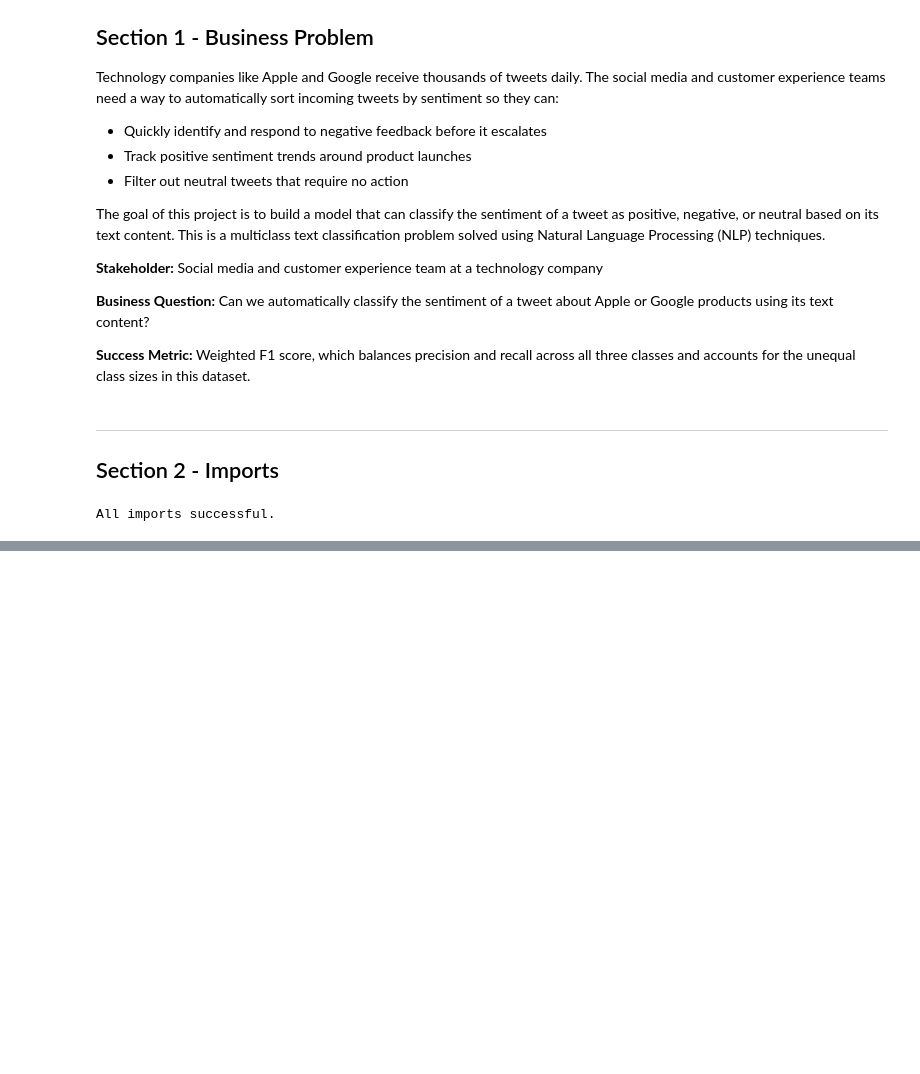
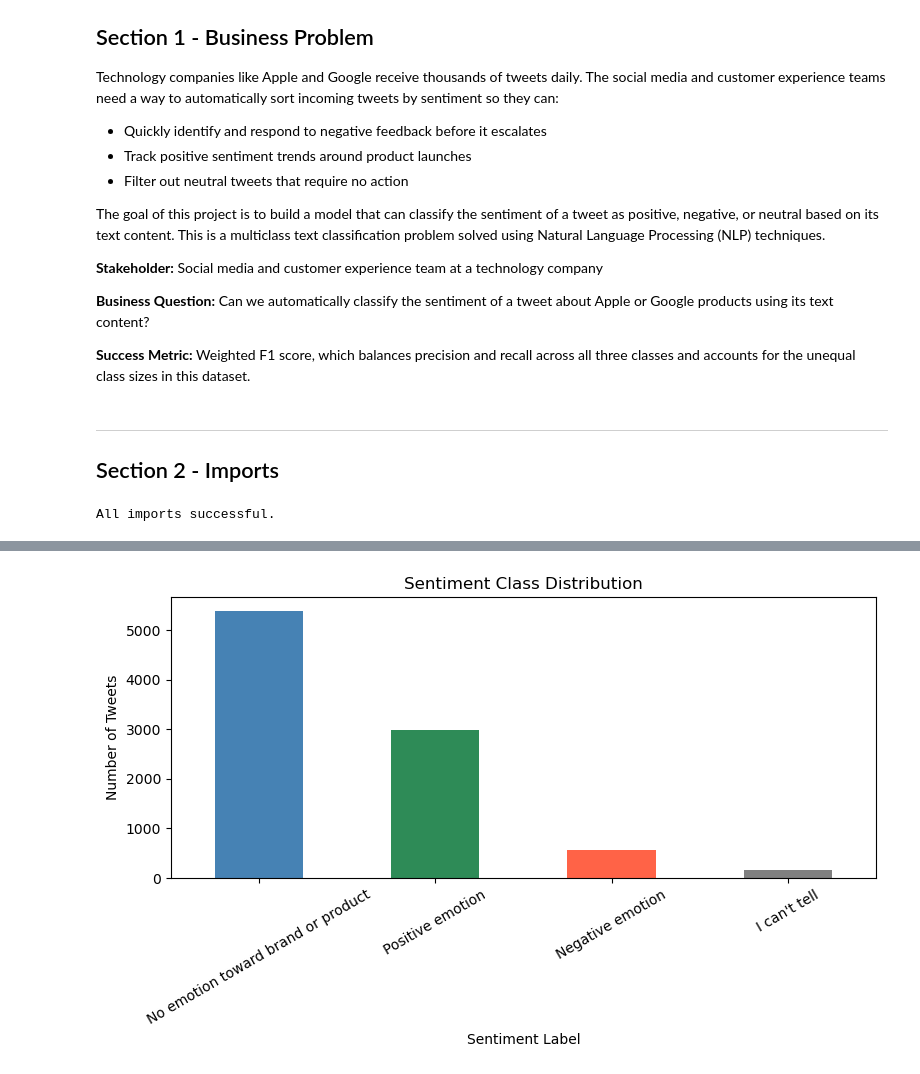
Before and after one commit to mkxangie/Tweet-Sentiment-Analysis, a Jupyter notebook: tweet-sentiment-analysis-project.ipynb, the cells around one changed output, grey strips where cells are left out. Saved outputs shown, nothing was run; the diff lists cells and outputs as text; code cells hidden in the pictures; blank space fills up the shorter version.

```diff
--- a/tweet-sentiment-analysis-project.ipynb
+++ b/tweet-sentiment-analysis-project.ipynb
@@ -71,0 +78,8 @@ All imports successful.
+# %%
+# Load the dataset
+# The file uses latin1 encoding due to special characters in some tweets
+df = pd.read_csv('judge-1377884607_tweet_product_company.csv', encoding='latin1')
+
+print('Shape:', df.shape)
+print()
+df.head()
@@ -71,0 +94,6 @@ All imports successful.
+# %%
+# Rename columns for easier reference throughout the notebook
+df.columns = ['tweet_text', 'brand_product', 'sentiment']
+
+print('Column names updated.')
+df.head()
@@ -71,0 +150,15 @@ All imports successful.
+# %%
+# Visualize the class distribution
+fig, ax = plt.subplots(figsize=(8, 5))
+
+df['sentiment'].value_counts().plot(kind='bar', ax=ax, color=['steelblue', 'seagreen', 'tomato', 'gray'])
+
+ax.set_title('Sentiment Class Distribution')
+ax.set_xlabel('Sentiment Label')
+ax.set_ylabel('Number of Tweets')
+ax.tick_params(axis='x', rotation=30)
+
+plt.tight_layout()
+plt.show()
+# %% [output]
+[figure, added]
```
Also changed, not shown: parts of 9 cells of this notebook.
